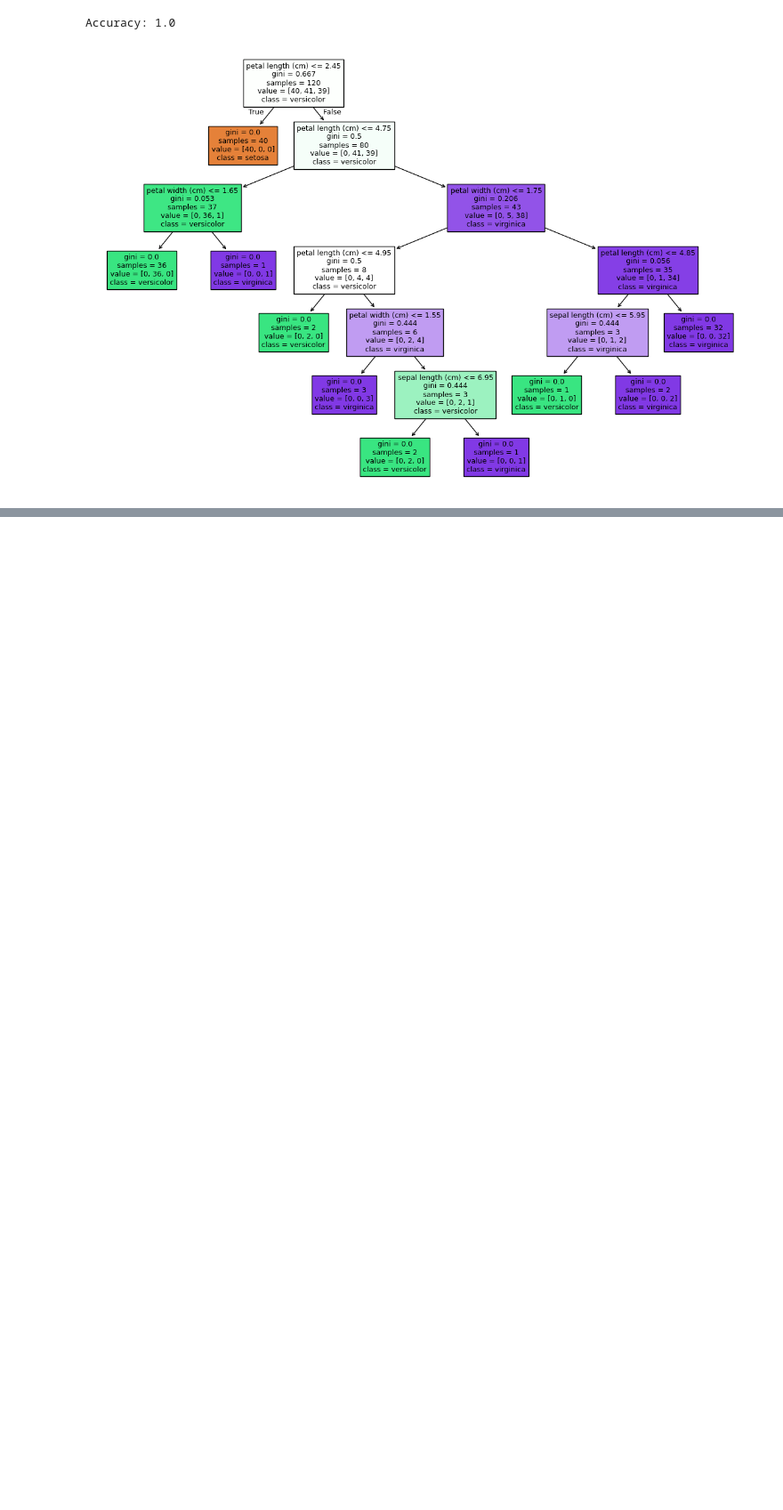
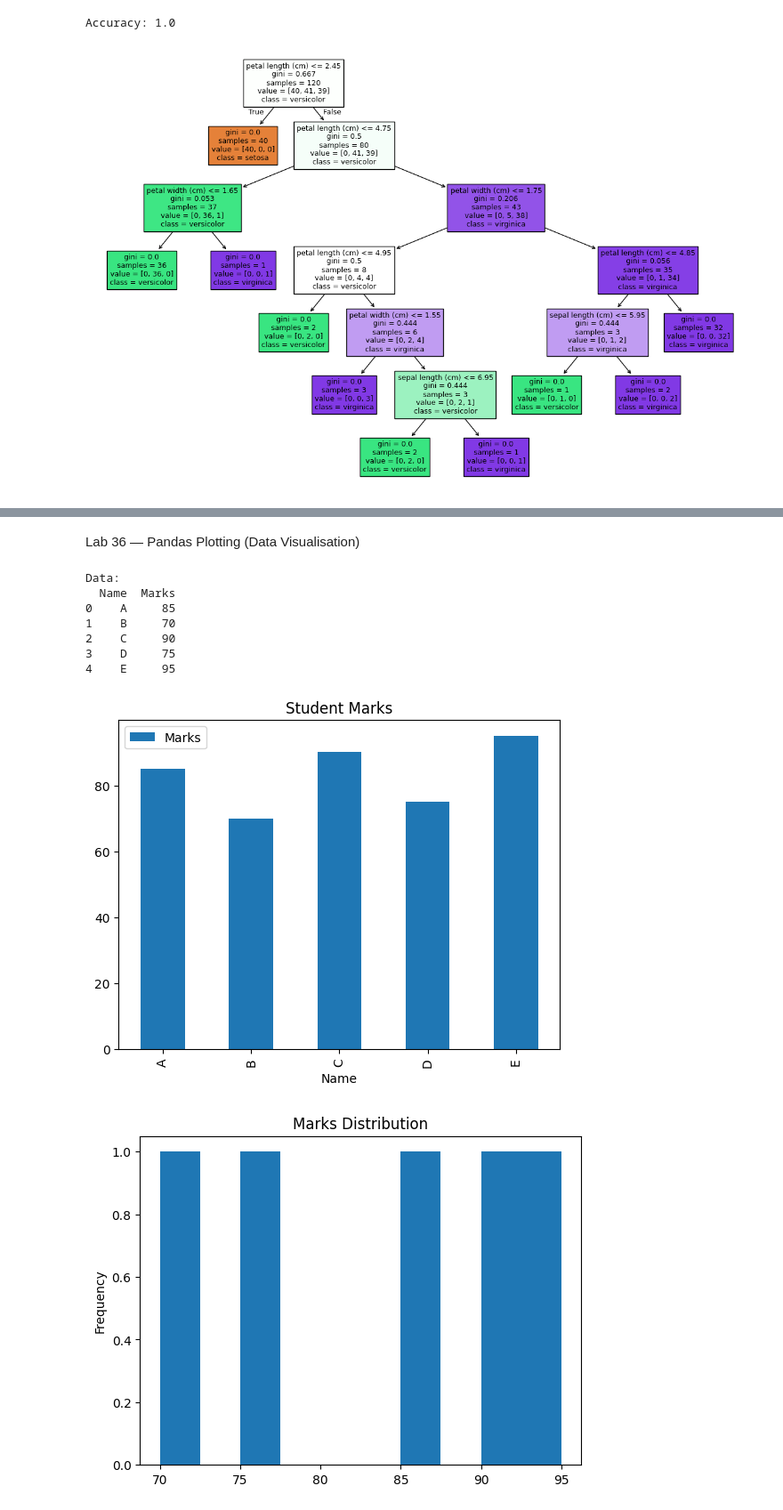
Before and after one commit to KaveyaEzhil/Machine-Learning, a Jupyter notebook: ML_ITA0613.ipynb, the cells around one changed output, grey strips where cells are left out. Shown at 89% size. Drawn from its saved outputs; the diff is of its cells as text; code cells hidden in the pictures; blank space fills up the shorter version.

```diff
--- a/ML_ITA0613.ipynb
+++ b/ML_ITA0613.ipynb
@@ -296,0 +2346,44 @@ Accuracy: 1.0
+# %% [markdown]
+Lab 36 — Pandas Plotting (Data Visualisation)
+# %%
+import pandas as pd
+import matplotlib.pyplot as plt
+
+# Create DataFrame
+data = {
+    "Name": ["A", "B", "C", "D", "E"],
+    "Marks": [85, 70, 90, 75, 95]
+}
+
+df = pd.DataFrame(data)
+
+print("Data:")
+print(df)
+
+# Bar Chart
+df.plot(
+    x="Name",
+    y="Marks",
+    kind="bar",
+    title="Student Marks"
+)
+
+plt.show()
+
+# Histogram
+df["Marks"].plot(
+    kind="hist",
+    title="Marks Distribution"
+)
+
+plt.show()
+# %% [output]
+Data:
+  Name  Marks
+0    A     85
+1    B     70
+2    C     90
+3    D     75
+4    E     95
+[figure, added]
+[figure, added]
```
Also changed, not shown: parts of 74 cells of this notebook.
